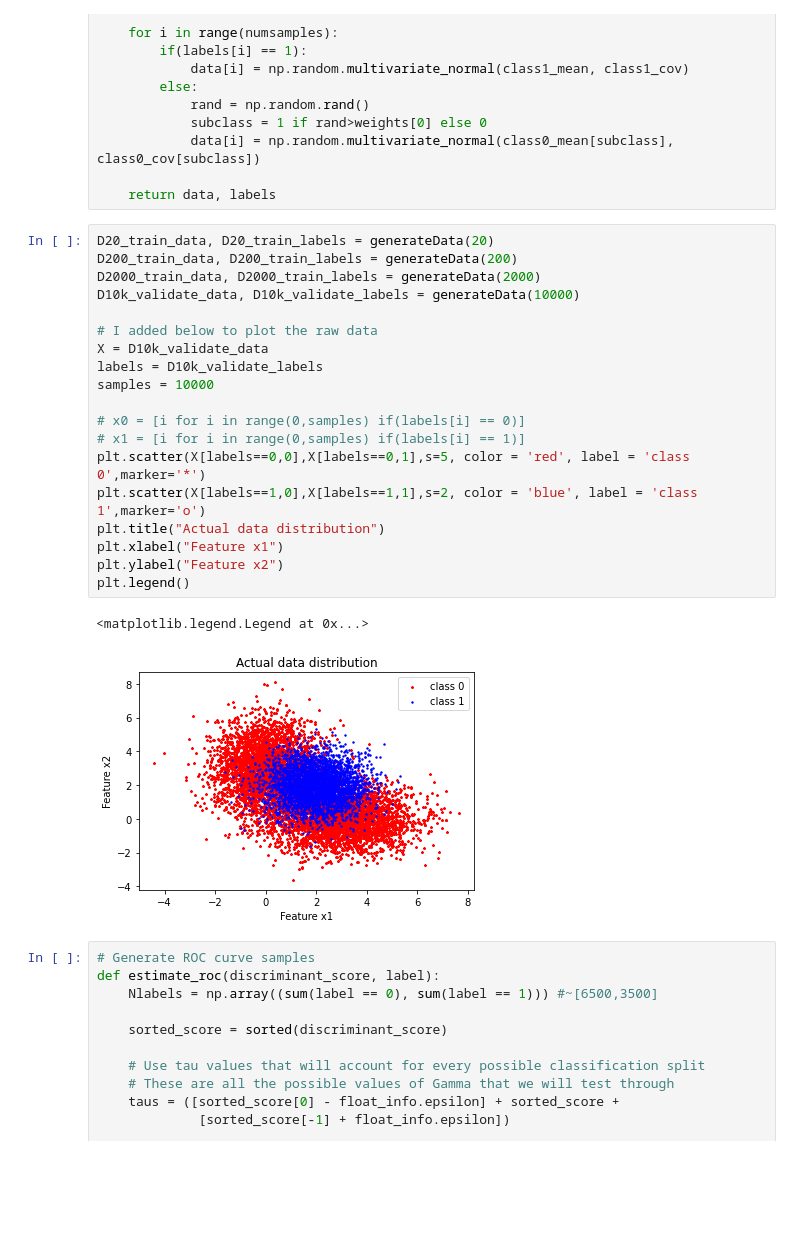
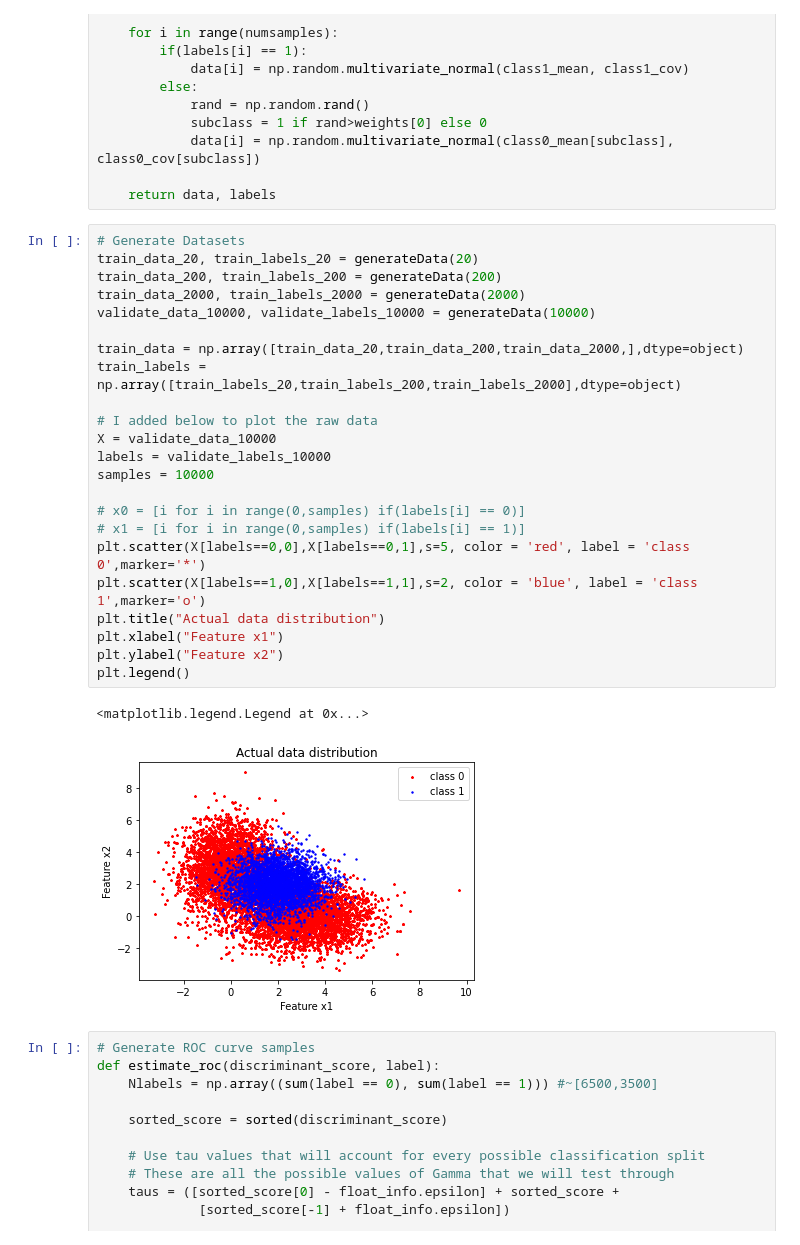
Before and after one commit to meuliano/EECE5644, a Jupyter notebook: HW2/hw2_1.ipynb, the cells around one changed output. Drawn from its saved outputs; the diff is of its cells as text; blank space fills up the shorter version.

```diff
--- a/HW2/hw2_1.ipynb
+++ b/HW2/hw2_1.ipynb
@@ -26,27 +26,31 @@ def generateData(numsamples):
 
     return data, labels
 # %%
-D20_train_data, D20_train_labels = generateData(20)
-D200_train_data, D200_train_labels = generateData(200)
-D2000_train_data, D2000_train_labels = generateData(2000)
-D10k_validate_data, D10k_validate_labels = generateData(10000)
+# Generate Datasets
+train_data_20, train_labels_20 = generateData(20)
+train_data_200, train_labels_200 = generateData(200)
+train_data_2000, train_labels_2000 = generateData(2000)
+validate_data_10000, validate_labels_10000 = generateData(10000)
+
+train_data = np.array([train_data_20,train_data_200,train_data_2000,],dtype=object)
+train_labels = np.array([train_labels_20,train_labels_200,train_labels_2000],dtype=object)
 
 # I added below to plot the raw data
-X = D10k_validate_data
-labels = D10k_validate_labels
+X = validate_data_10000
+labels = validate_labels_10000
 samples = 10000
 
 # x0 = [i for i in range(0,samples) if(labels[i] == 0)]
 # x1 = [i for i in range(0,samples) if(labels[i] == 1)]
 plt.scatter(X[labels==0,0],X[labels==0,1],s=5, color = 'red', label = 'class 0',marker='*')
 plt.scatter(X[labels==1,0],X[labels==1,1],s=2, color = 'blue', label = 'class 1',marker='o')
 plt.title("Actual data distribution")
 plt.xlabel("Feature x1")
 plt.ylabel("Feature x2")
 plt.legend()
 # %% [output]
 <matplotlib.legend.Legend at 0x...>
-[figure, old version]
+[figure, new version]
 # %%
 # Generate ROC curve samples
 def estimate_roc(discriminant_score, label):
```
Also changed, not shown: parts of 11 cells of this notebook.
